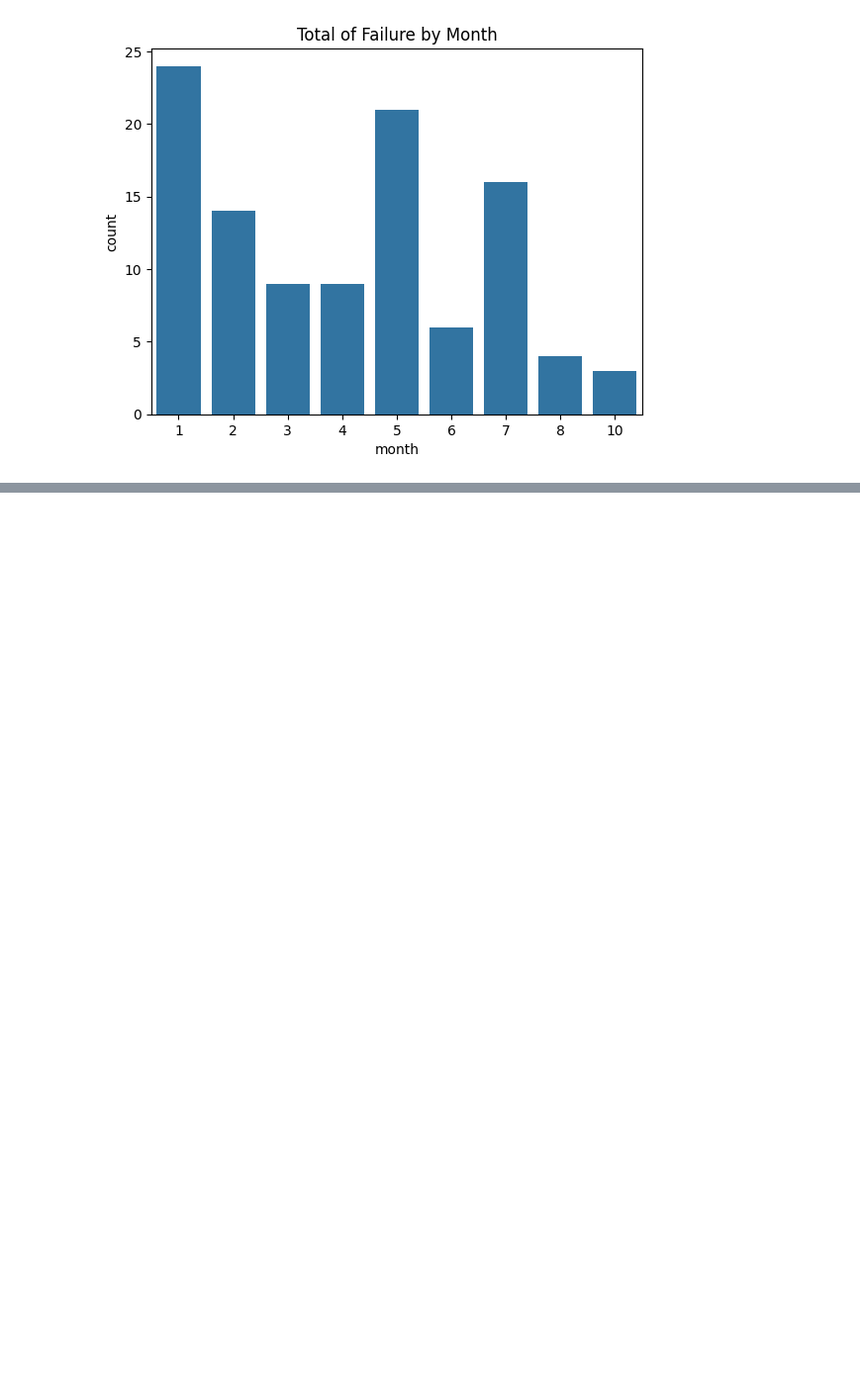
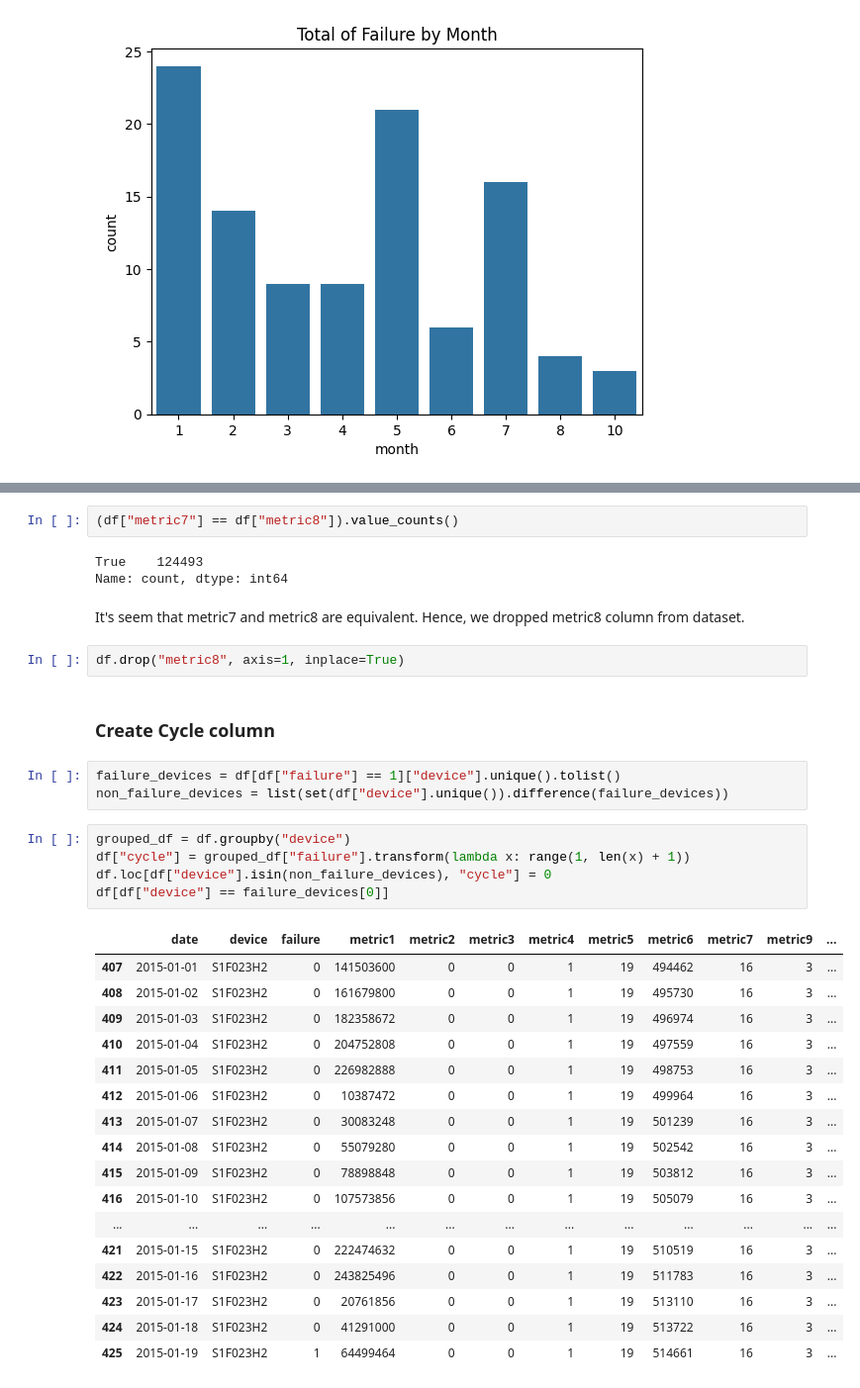
Before and after one commit to imranfadhil/our-learnings, a Jupyter notebook: K1_reliability_analysis.ipynb, the cells around one changed output, grey strips where cells are left out. Shown at 99% size. Drawn from its saved outputs; the diff is of its cells as text; blank space fills up the shorter version.

```diff
--- a/K1_reliability_analysis.ipynb
+++ b/K1_reliability_analysis.ipynb
@@ -204,0 +262,37 @@ plt.show()
+# %%
+(df["metric7"] == df["metric8"]).value_counts()
+# %% [output]
+True    124493
+Name: count, dtype: int64
+# %% [markdown]
+It's seem that metric7 and metric8 are equivalent. Hence, we dropped metric8 column from dataset.
+# %%
+df.drop("metric8", axis=1, inplace=True)
+# %% [markdown]
+### Create Cycle column
+# %%
+failure_devices = df[df["failure"] == 1]["device"].unique().tolist()
+non_failure_devices = list(set(df["device"].unique()).difference(failure_devices))
+# %%
+grouped_df = df.groupby("device")
+df["cycle"] = grouped_df["failure"].transform(lambda x: range(1, len(x) + 1))
+df.loc[df["device"].isin(non_failure_devices), "cycle"] = 0
+df[df["device"] == failure_devices[0]]
+# %% [output]
+|  | date | device | failure | metric1 | metric2 | metric3 | metric4 | metric5 | metric6 | metric7 | metric9 | ... |
+| 407 | 2015-01-01 | S1F023H2 | 0 | 141503600 | 0 | 0 | 1 | 19 | 494462 | 16 | 3 | ... |
+| 408 | 2015-01-02 | S1F023H2 | 0 | 161679800 | 0 | 0 | 1 | 19 | 495730 | 16 | 3 | ... |
+| 409 | 2015-01-03 | S1F023H2 | 0 | 182358672 | 0 | 0 | 1 | 19 | 496974 | 16 | 3 | ... |
+| 410 | 2015-01-04 | S1F023H2 | 0 | 204752808 | 0 | 0 | 1 | 19 | 497559 | 16 | 3 | ... |
+| 411 | 2015-01-05 | S1F023H2 | 0 | 226982888 | 0 | 0 | 1 | 19 | 498753 | 16 | 3 | ... |
+| 412 | 2015-01-06 | S1F023H2 | 0 | 10387472 | 0 | 0 | 1 | 19 | 499964 | 16 | 3 | ... |
+| 413 | 2015-01-07 | S1F023H2 | 0 | 30083248 | 0 | 0 | 1 | 19 | 501239 | 16 | 3 | ... |
+| 414 | 2015-01-08 | S1F023H2 | 0 | 55079280 | 0 | 0 | 1 | 19 | 502542 | 16 | 3 | ... |
+| 415 | 2015-01-09 | S1F023H2 | 0 | 78898848 | 0 | 0 | 1 | 19 | 503812 | 16 | 3 | ... |
+| 416 | 2015-01-10 | S1F023H2 | 0 | 107573856 | 0 | 0 | 1 | 19 | 505079 | 16 | 3 | ... |
+| ... | ... | ... | ... | ... | ... | ... | ... | ... | ... | ... | ... | ... |
+| 421 | 2015-01-15 | S1F023H2 | 0 | 222474632 | 0 | 0 | 1 | 19 | 510519 | 16 | 3 | ... |
+| 422 | 2015-01-16 | S1F023H2 | 0 | 243825496 | 0 | 0 | 1 | 19 | 511783 | 16 | 3 | ... |
+| 423 | 2015-01-17 | S1F023H2 | 0 | 20761856 | 0 | 0 | 1 | 19 | 513110 | 16 | 3 | ... |
+| 424 | 2015-01-18 | S1F023H2 | 0 | 41291000 | 0 | 0 | 1 | 19 | 513722 | 16 | 3 | ... |
+| 425 | 2015-01-19 | S1F023H2 | 1 | 64499464 | 0 | 0 | 1 | 19 | 514661 | 16 | 3 | ... |
```
Also changed, not shown: parts of 17 cells of this notebook.
